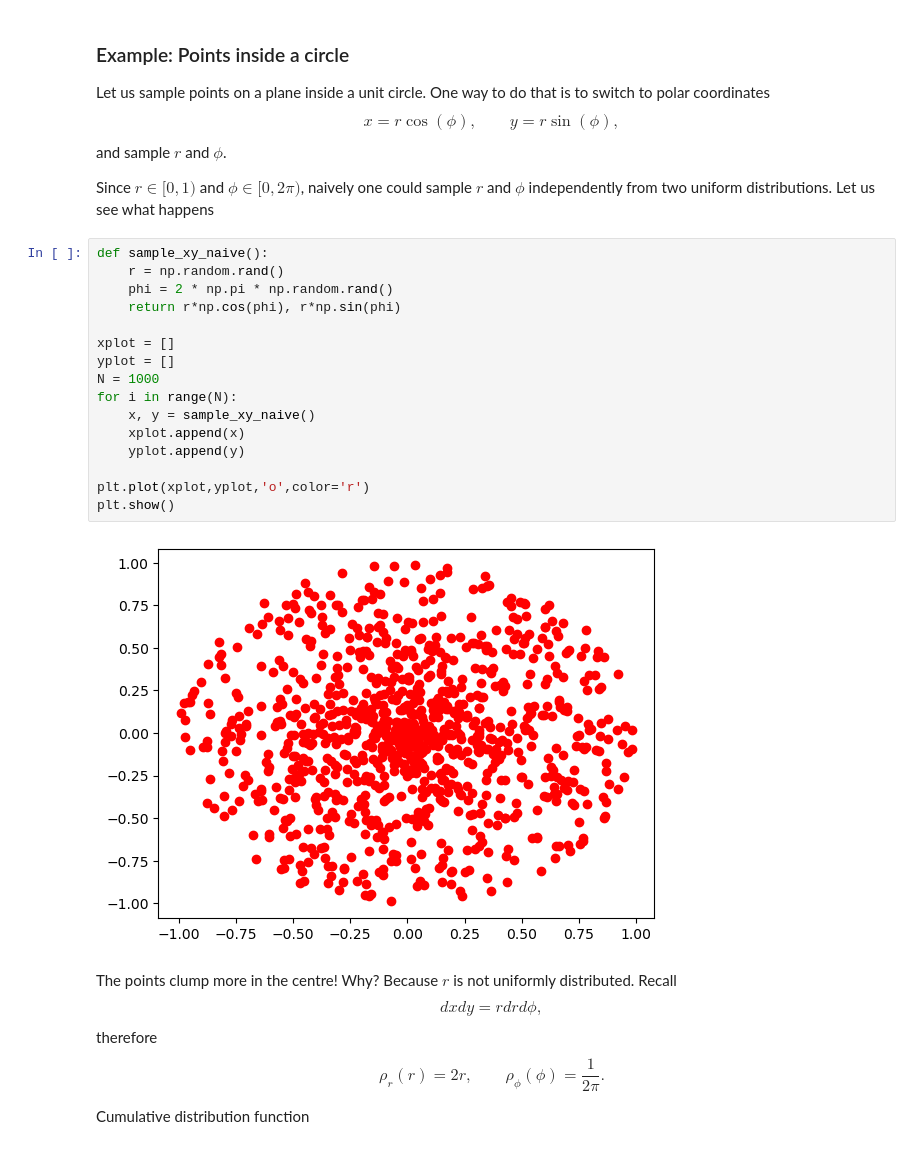
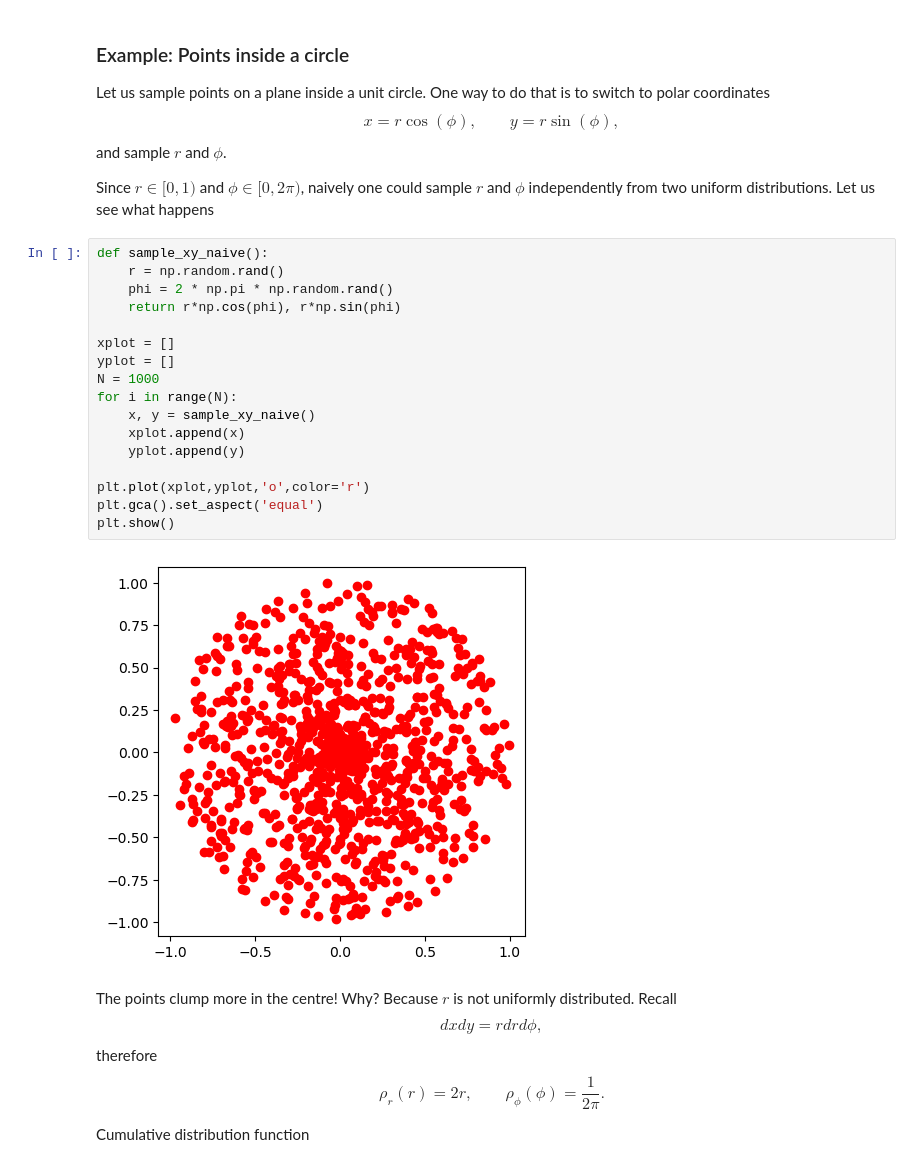
Before and after one commit to vlvovch/PHYS6350-ComputationalPhysics, a Jupyter notebook: code/11_RandomNumbers/11_RandomNumbers.ipynb, the cells around one changed output. Drawn from its saved outputs; the diff is of its cells as text.

```diff
--- a/code/11_RandomNumbers/11_RandomNumbers.ipynb
+++ b/code/11_RandomNumbers/11_RandomNumbers.ipynb
@@ -601,21 +867,22 @@ Let us see what happens
 # %%
 def sample_xy_naive():
     r = np.random.rand()
     phi = 2 * np.pi * np.random.rand()
     return r*np.cos(phi), r*np.sin(phi)
 
 xplot = []
 yplot = []
 N = 1000
 for i in range(N):
     x, y = sample_xy_naive()
     xplot.append(x)
     yplot.append(y)
 
 plt.plot(xplot,yplot,'o',color='r')
+plt.gca().set_aspect('equal')
 plt.show()
 # %% [output]
-[figure, old version]
+[figure, new version]
 # %% [markdown]
 The points clump more in the centre! Why? Because $r$ is not uniformly distributed.
 Recall
```
Also changed, not shown: parts of 44 cells of this notebook, 3 other files.
